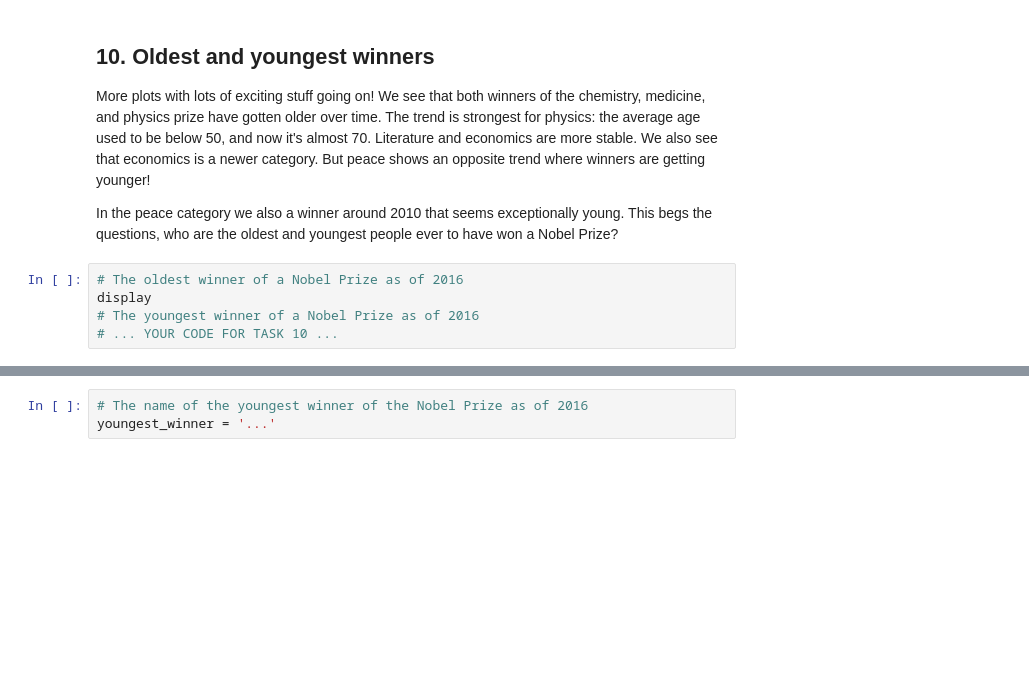
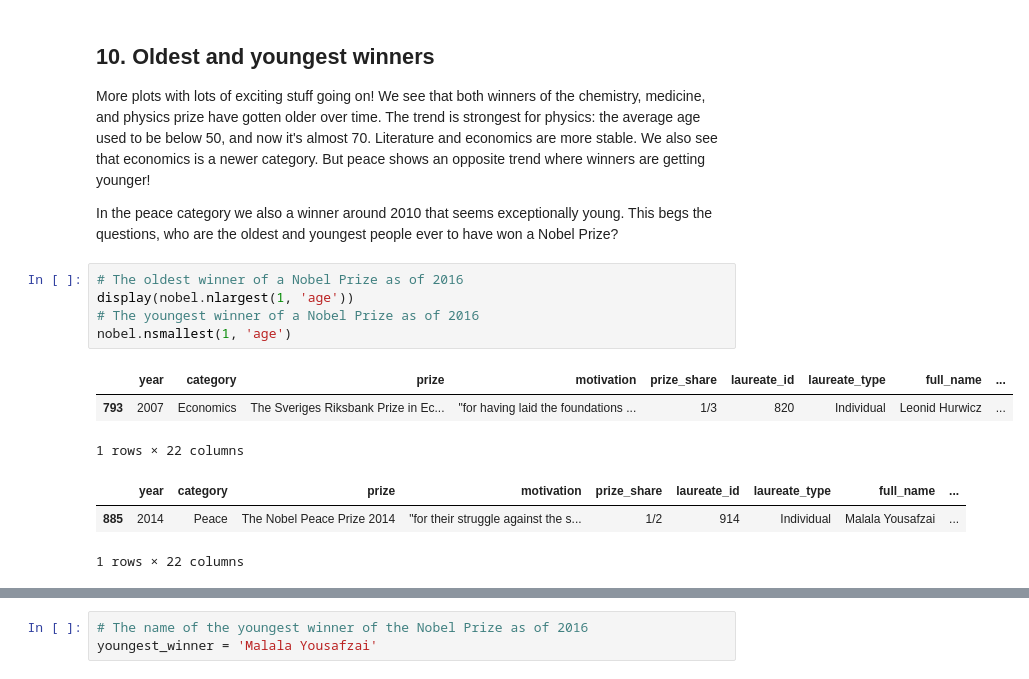
Before and after one commit to ahmedm-sallam/A-Visual-History-of-Nobel-Prize-Winners, a Jupyter notebook: notebook.ipynb, the cells around one changed output, grey strips where cells are left out. Saved outputs shown, nothing was run; the diff lists cells and outputs as text; blank space fills up the shorter version.

```diff
--- a/notebook.ipynb
+++ b/notebook.ipynb
@@ -181,9 +181,16 @@ sns.lmplot(data=nobel,x='year',y='age',row='category')
 <p>In the peace category we also a winner around 2010 that seems exceptionally young. This begs the questions, who are the oldest and youngest people ever to have won a Nobel Prize?</p>
 # %%
 # The oldest winner of a Nobel Prize as of 2016
-display
+display(nobel.nlargest(1, 'age'))
 # The youngest winner of a Nobel Prize as of 2016
-# ... YOUR CODE FOR TASK 10 ...
+nobel.nsmallest(1, 'age')
+# %% [output]
+|  | year | category | prize | motivation | prize_share | laureate_id | laureate_type | full_name | ... |
+| 793 | 2007 | Economics | The Sveriges Riksbank Prize in Ec... | "for having laid the foundations ... | 1/3 | 820 | Individual | Leonid Hurwicz | ... |
+1 rows × 22 columns
+|  | year | category | prize | motivation | prize_share | laureate_id | laureate_type | full_name | ... |
+| 885 | 2014 | Peace | The Nobel Peace Prize 2014 | "for their struggle against the s... | 1/2 | 914 | Individual | Malala Yousafzai | ... |
+1 rows × 22 columns
 # %% [markdown]
 ## 11. You get a prize!
 <p><img style="float: right;margin:20px 20px 20px 20px; max-width:200px" src="https://assets.datacamp.com/production/project_441/img/paint_nobel_prize.png"></p>
@@ -191,4 +198,4 @@ display
 <p>Before you leave, what was again the name of the youngest winner ever who in 2014 got the prize for "[her] struggle against the suppression of children and young people and for the right of all children to education"?</p>
 # %%
 # The name of the youngest winner of the Nobel Prize as of 2016
-youngest_winner = '...'
+youngest_winner = 'Malala Yousafzai'
```
